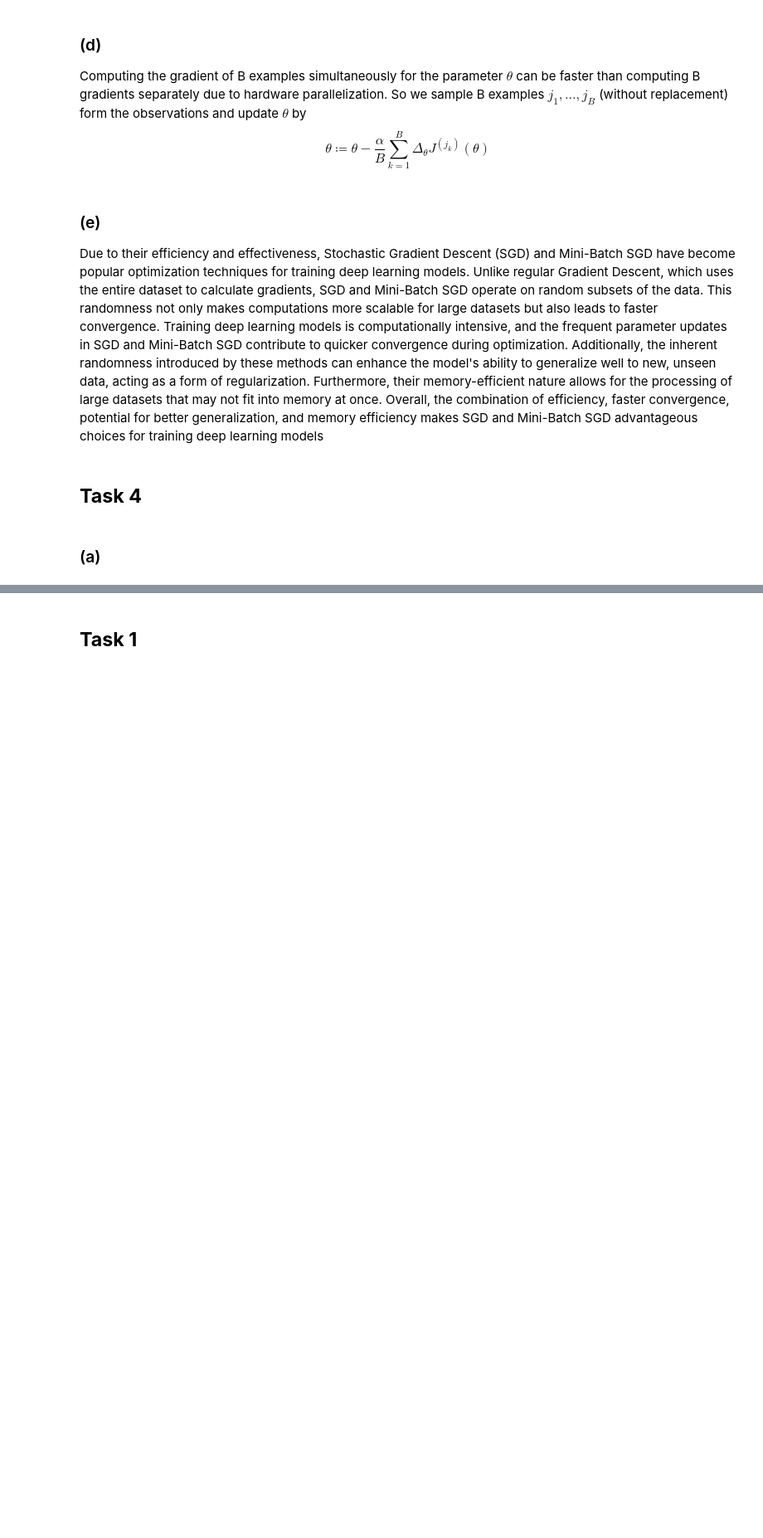
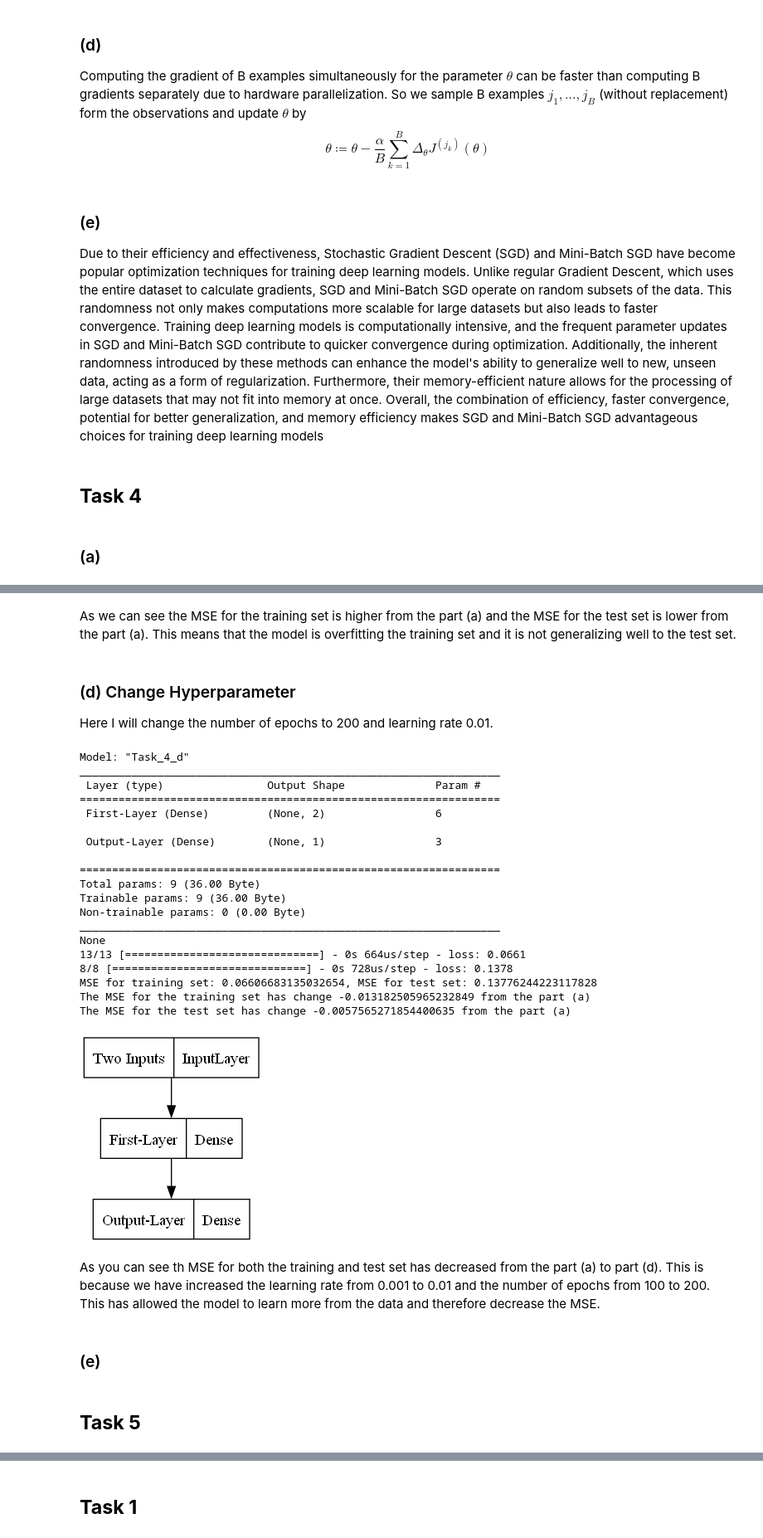
Before and after one commit to mortezaaghajanzadeh/Machine-learning-in-Finance, a Jupyter notebook: Exam/Morteza_Exam.ipynb, the cells around one changed output, grey strips where cells are left out. Shown at 83% size. Drawn from its saved outputs; the diff is of its cells as text; code cells hidden in the pictures; blank space fills up the shorter version.

```diff
--- a/Exam/Morteza_Exam.ipynb
+++ b/Exam/Morteza_Exam.ipynb
@@ -237,0 +390,78 @@ None
+# %% [markdown]
+As we can see the MSE for the training set is higher from the part (a) and the MSE for the test set is lower from the part (a). This means that the model is overfitting the training set and it is not generalizing well to the test set.
+# %% [markdown]
+### (d) Change Hyperparameter
+Here I will change the number of epochs to 200 and learning rate 0.01.
+# %%
+random.seed(13990508)
+# Define target.
+y = data['Inflation'].iloc[1:]
+
+# Define features.
+X = data[['Inflation', 'Unemployment']].iloc[:-1]
+
+# Create train and test sets.
+y_train, y_test = y.iloc[:400], y.iloc[400:]
+X_train, X_test = X.iloc[:400], X.iloc[400:]
+
+# Define sequential model.
+model = tf.keras.models.Sequential(name="Task_4_d")
+
+# Add input layer.
+model.add(tf.keras.Input(shape=(2,),name = "Two Inputs"))
+
+# Define dense layer.
+model.add(tf.keras.layers.Dense(2, activation="relu", name = "First-Layer" ))
+
+# Define output layer.
+model.add(tf.keras.layers.Dense(1, activation="linear",name = "Output-Layer"))
+
+# Compile the model.
+model.compile(loss="mse", optimizer= tf.keras.optimizers.Adam(learning_rate=0.01))
+
+# Train the model.
+model.fit(X_train, y_train, epochs=200,verbose=0)
+
+
+# Print model architecture.
+print(model.summary())
+
+# Evaluate training set using MSE.
+MSE_train_d = model.evaluate(X_train, y_train)
+
+# Evaluate test set using MSE.
+MSE_test_d = model.evaluate(X_test, y_test)
+
+print("MSE for training set: {}, MSE for test set: {}".format(MSE_train_d,MSE_test_d))
+print("The MSE for the training set has change {} from the part (a) ".format(MSE_train_d-MSE_train_a))
+print("The MSE for the test set has change {} from the part (a)".format(MSE_test_d-MSE_test_a))
+
+# Print model architecture.
+tf.keras.utils.plot_model(model)
+# %% [output]
+Model: "Task_4_d"
+_________________________________________________________________
+ Layer (type)                Output Shape              Param #
+=================================================================
+ First-Layer (Dense)         (None, 2)                 6
+
+ Output-Layer (Dense)        (None, 1)                 3
+
+=================================================================
+Total params: 9 (36.00 Byte)
+Trainable params: 9 (36.00 Byte)
+Non-trainable params: 0 (0.00 Byte)
+_________________________________________________________________
+None
+13/13 [==============================] - 0s 664us/step - loss: 0.0661
+8/8 [==============================] - 0s 728us/step - loss: 0.1378
+MSE for training set: 0.06606683135032654, MSE for test set: 0.13776244223117828
+The MSE for the training set has change -0.013182505965232849 from the part (a)
+The MSE for the test set has change -0.0057565271854400635 from the part (a)
+[figure, added]
+# %% [markdown]
+As you can see th MSE for both the training and test set has decreased from the part (a) to part (d). This is because we have increased the learning rate from 0.001 to 0.01 and the number of epochs from 100 to 200. This has allowed the model to learn more from the data and therefore decrease the MSE.
+# %% [markdown]
+### (e)
+# %% [markdown]
+## **Task 5**
```
Also changed, not shown: parts of 29 cells of this notebook, 2 other files.
